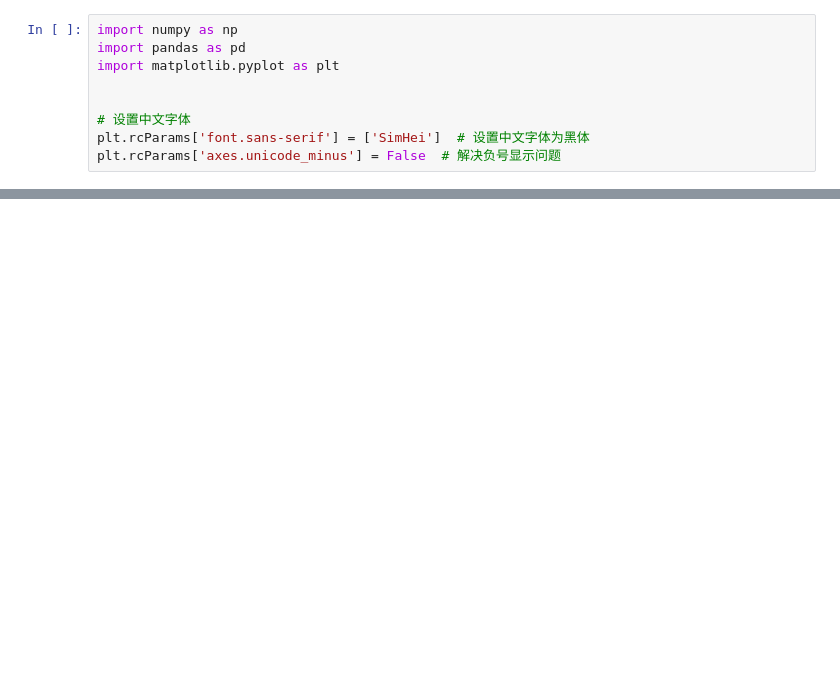
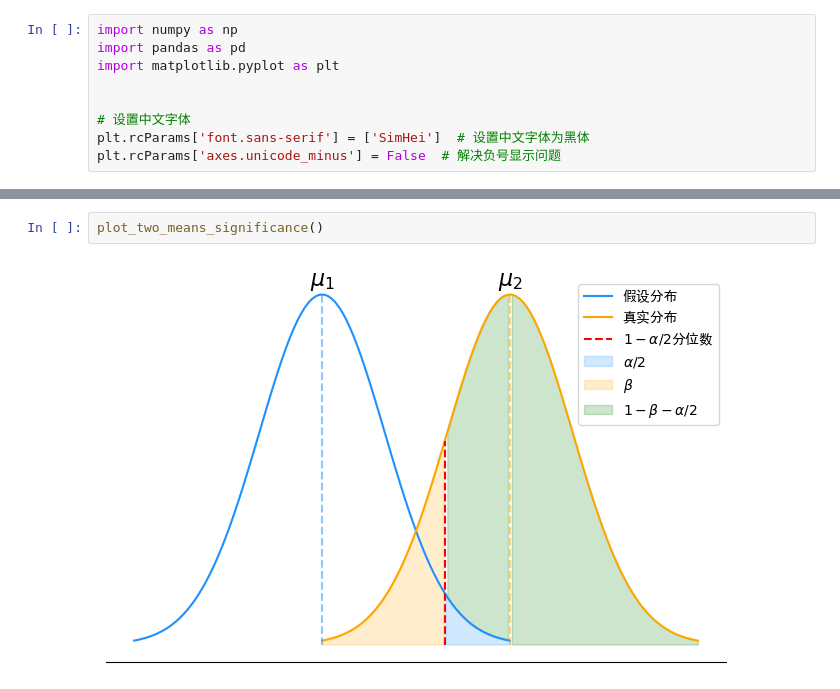
Before and after one commit to jintangz/PublicArticle, a Jupyter notebook: ABT/Chapter6.assets/图片绘制.ipynb, the cells around one changed output, grey strips where cells are left out. Saved outputs shown, nothing was run; the diff lists cells and outputs as text; blank space fills up the shorter version.

```diff
--- a/ABT/Chapter6.assets/图片绘制.ipynb
+++ b/ABT/Chapter6.assets/图片绘制.ipynb
@@ -110,0 +256,4 @@ ValueError: x and y must have same first dimension, but have shapes (0,) and (10
+# %%
+plot_two_means_significance()
+# %% [output]
+[figure, added]
```
Also changed, not shown: parts of 11 cells of this notebook, 8 other files.
